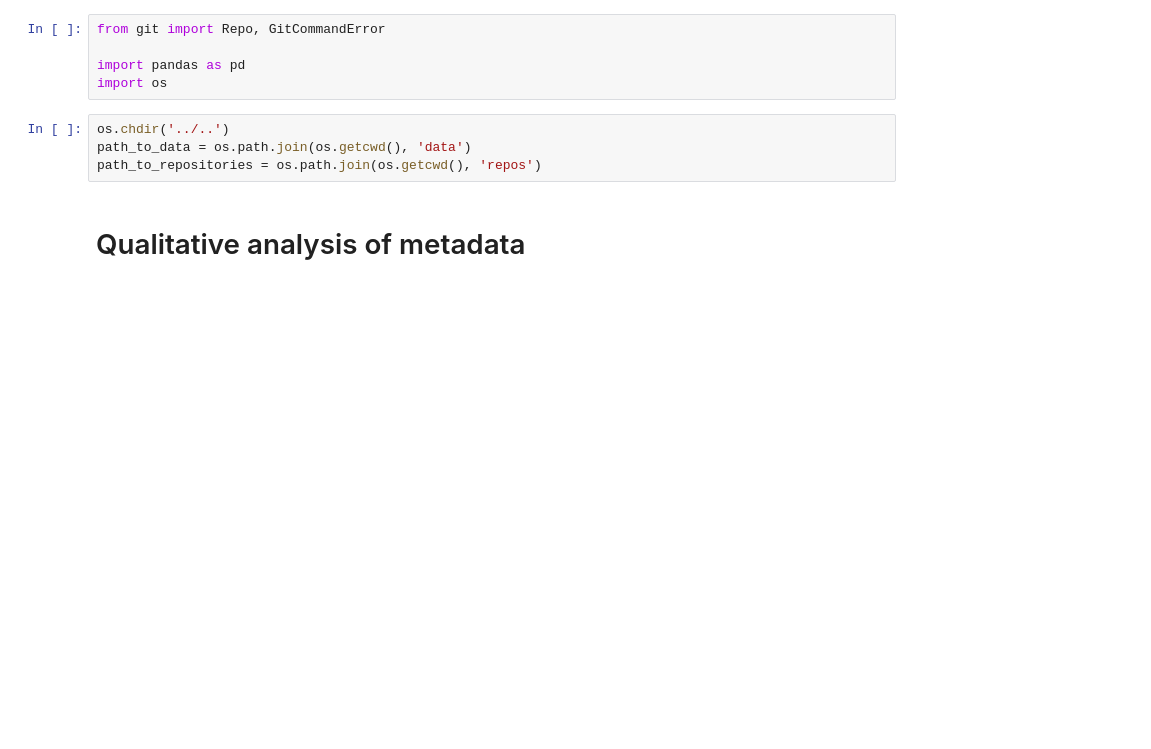
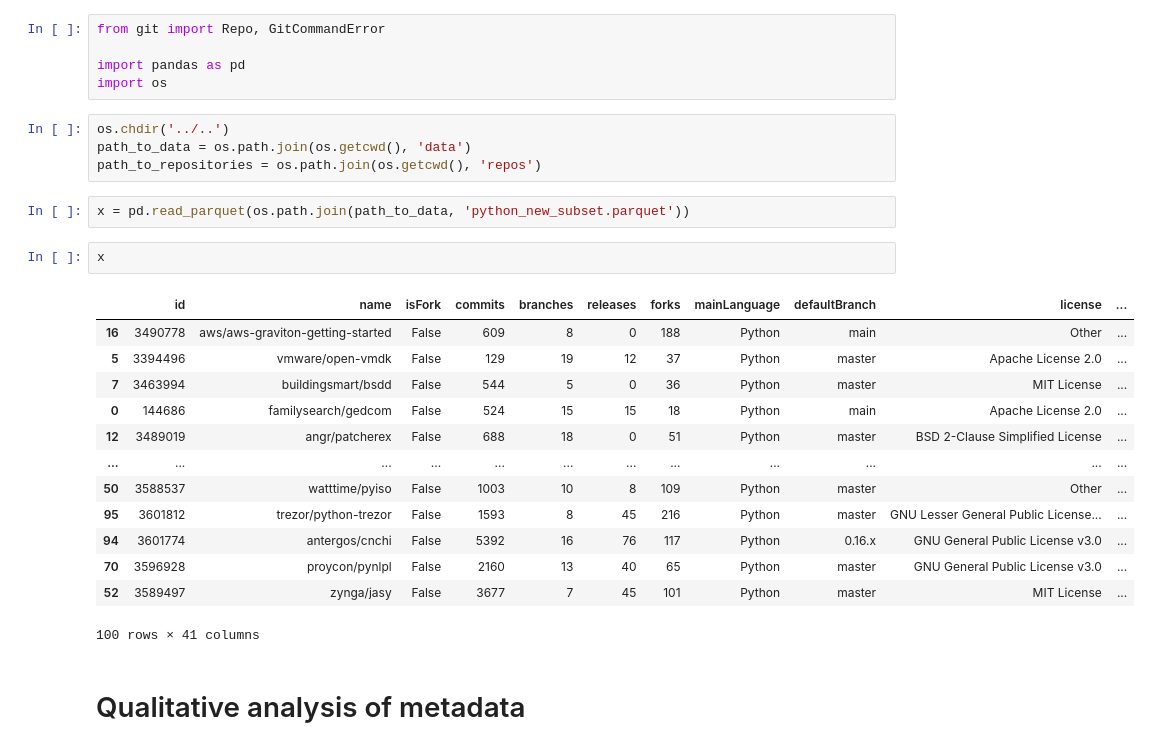
Before and after one commit to JetBrains-Research/vcs-agent, a Jupyter notebook: src/notebooks/scrape_repos.ipynb, the cells around one changed output. Drawn from its saved outputs; the diff is of its cells as text; blank space fills up the shorter version.

```diff
--- a/src/notebooks/scrape_repos.ipynb
+++ b/src/notebooks/scrape_repos.ipynb
@@ -7,6 +7,24 @@ import os
 os.chdir('../..')
 path_to_data = os.path.join(os.getcwd(), 'data')
 path_to_repositories = os.path.join(os.getcwd(), 'repos')
+# %%
+x = pd.read_parquet(os.path.join(path_to_data, 'python_new_subset.parquet'))
+# %%
+x
+# %% [output]
+|  | id | name | isFork | commits | branches | releases | forks | mainLanguage | defaultBranch | license | ... |
+| 16 | 3490778 | aws/aws-graviton-getting-started | False | 609 | 8 | 0 | 188 | Python | main | Other | ... |
+| 5 | 3394496 | vmware/open-vmdk | False | 129 | 19 | 12 | 37 | Python | master | Apache License 2.0 | ... |
+| 7 | 3463994 | buildingsmart/bsdd | False | 544 | 5 | 0 | 36 | Python | master | MIT License | ... |
+| 0 | 144686 | familysearch/gedcom | False | 524 | 15 | 15 | 18 | Python | main | Apache License 2.0 | ... |
+| 12 | 3489019 | angr/patcherex | False | 688 | 18 | 0 | 51 | Python | master | BSD 2-Clause Simplified License | ... |
+| ... | ... | ... | ... | ... | ... | ... | ... | ... | ... | ... | ... |
+| 50 | 3588537 | watttime/pyiso | False | 1003 | 10 | 8 | 109 | Python | master | Other | ... |
+| 95 | 3601812 | trezor/python-trezor | False | 1593 | 8 | 45 | 216 | Python | master | GNU Lesser General Public License... | ... |
+| 94 | 3601774 | antergos/cnchi | False | 5392 | 16 | 76 | 117 | Python | 0.16.x | GNU General Public License v3.0 | ... |
+| 70 | 3596928 | proycon/pynlpl | False | 2160 | 13 | 40 | 65 | Python | master | GNU General Public License v3.0 | ... |
+| 52 | 3589497 | zynga/jasy | False | 3677 | 7 | 45 | 101 | Python | master | MIT License | ... |
+100 rows × 41 columns
 # %% [markdown]
 # Qualitative analysis of metadata
 # %% [markdown]
```
